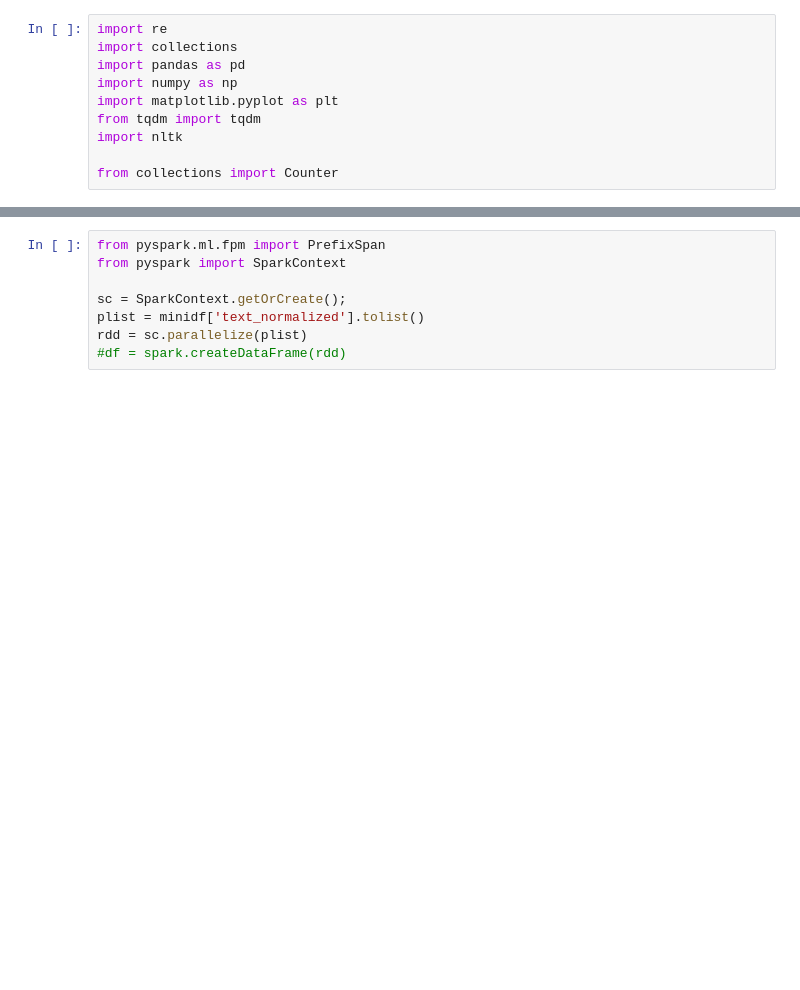
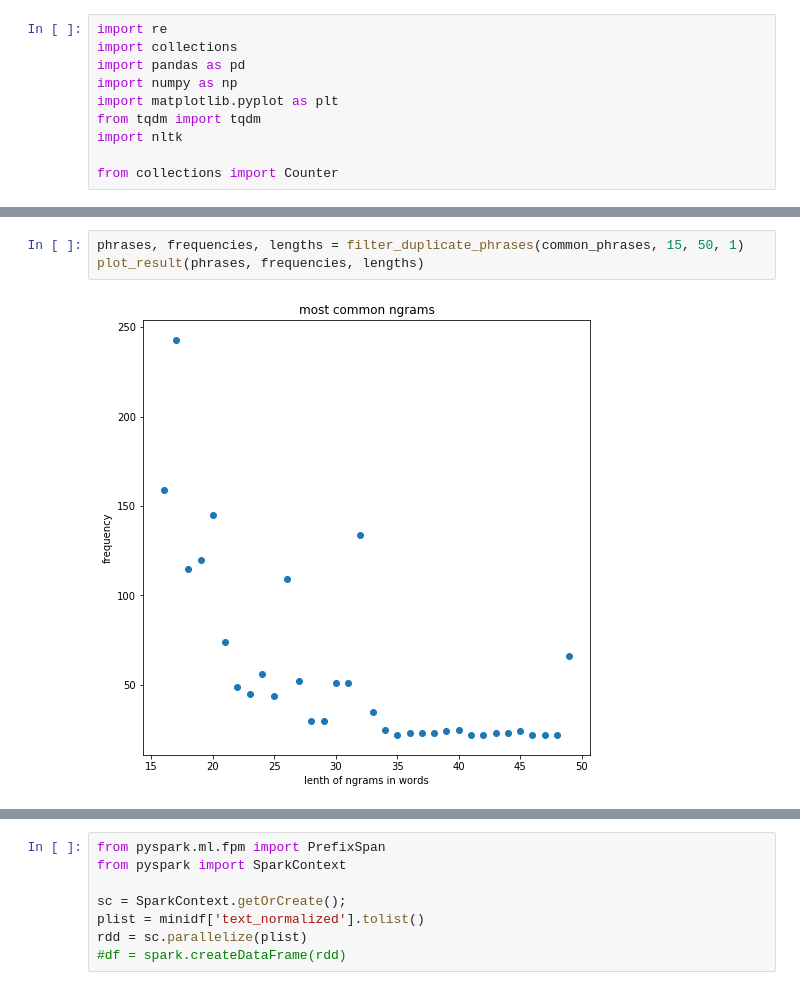
Before and after one commit to ethylomat/LegalComplete, a Jupyter notebook: otto/pattern_search.ipynb, the cells around one changed output, grey strips where cells are left out. Saved outputs shown, nothing was run; the diff lists cells and outputs as text; blank space fills up the shorter version.

```diff
--- a/otto/pattern_search.ipynb
+++ b/otto/pattern_search.ipynb
@@ -125,0 +139,5 @@ fig.show()
+# %%
+phrases, frequencies, lengths = filter_duplicate_phrases(common_phrases, 15, 50, 1)
+plot_result(phrases, frequencies, lengths)
+# %% [output]
+[figure, added]
```
Also changed, not shown: parts of 24 cells of this notebook, 2 other files.
